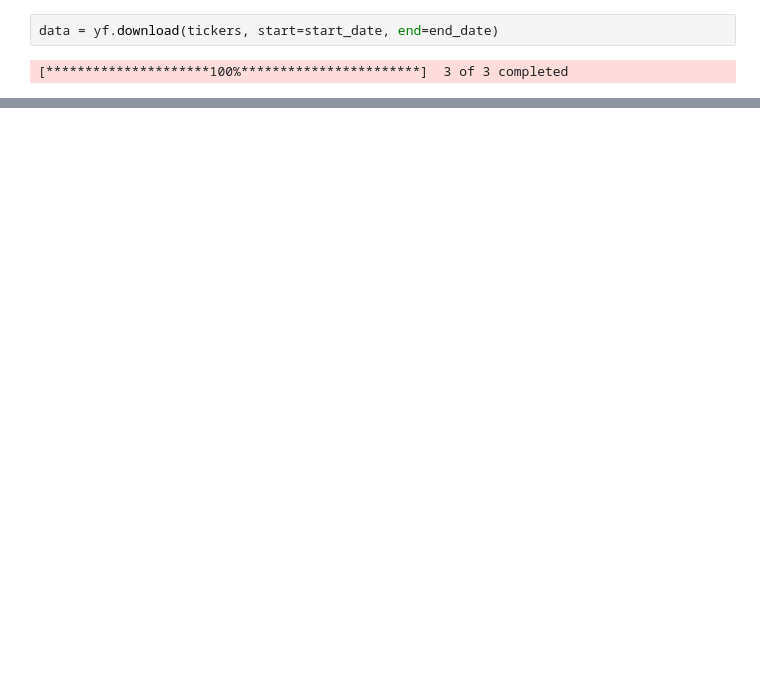
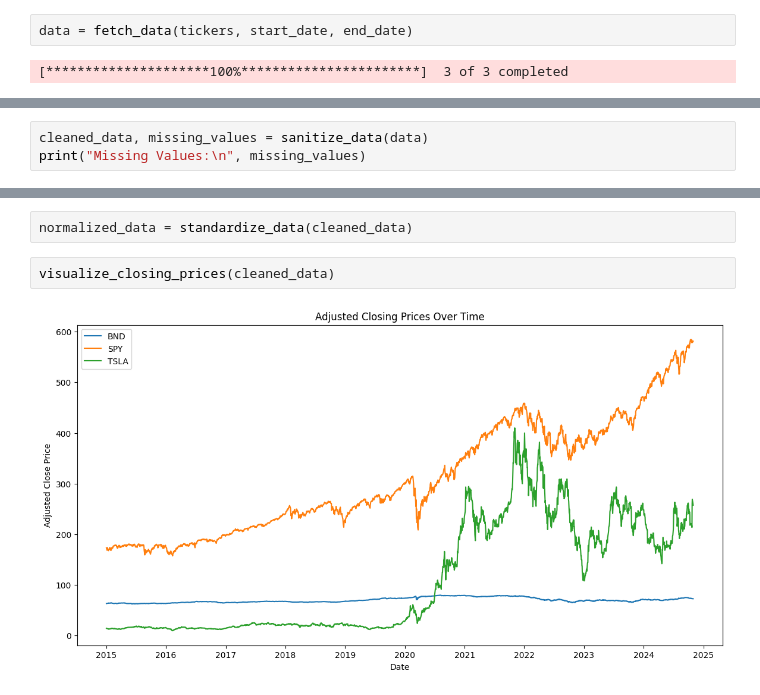
Before and after one commit to Abdulaziz7878/GMF, a Jupyter notebook: notebooks/EDA.ipynb, the cells around one changed output, grey strips where cells are left out. Saved outputs shown, nothing was run; the diff lists cells and outputs as text; blank space fills up the shorter version.

```diff
--- a/notebooks/EDA.ipynb
+++ b/notebooks/EDA.ipynb
@@ -14,6 +21,6 @@ tickers = ['TSLA', 'BND', 'SPY']
 start_date = '2015-01-01'
 end_date = '2024-10-31'
 # %%
-data = yf.download(tickers, start=start_date, end=end_date)
+data = fetch_data(tickers, start_date, end_date)
 # %% [output]
 [*********************100%***********************]  3 of 3 completed
@@ -29,0 +27,3 @@ dtype: int64
+# %%
+cleaned_data, missing_values = sanitize_data(data)
+print("Missing Values:\n", missing_values)
@@ -29,0 +50,6 @@ dtype: int64
+# %%
+normalized_data = standardize_data(cleaned_data)
+# %%
+visualize_closing_prices(cleaned_data)
+# %% [output]
+[figure, added]
```
Also changed, not shown: parts of 91 cells of this notebook.
